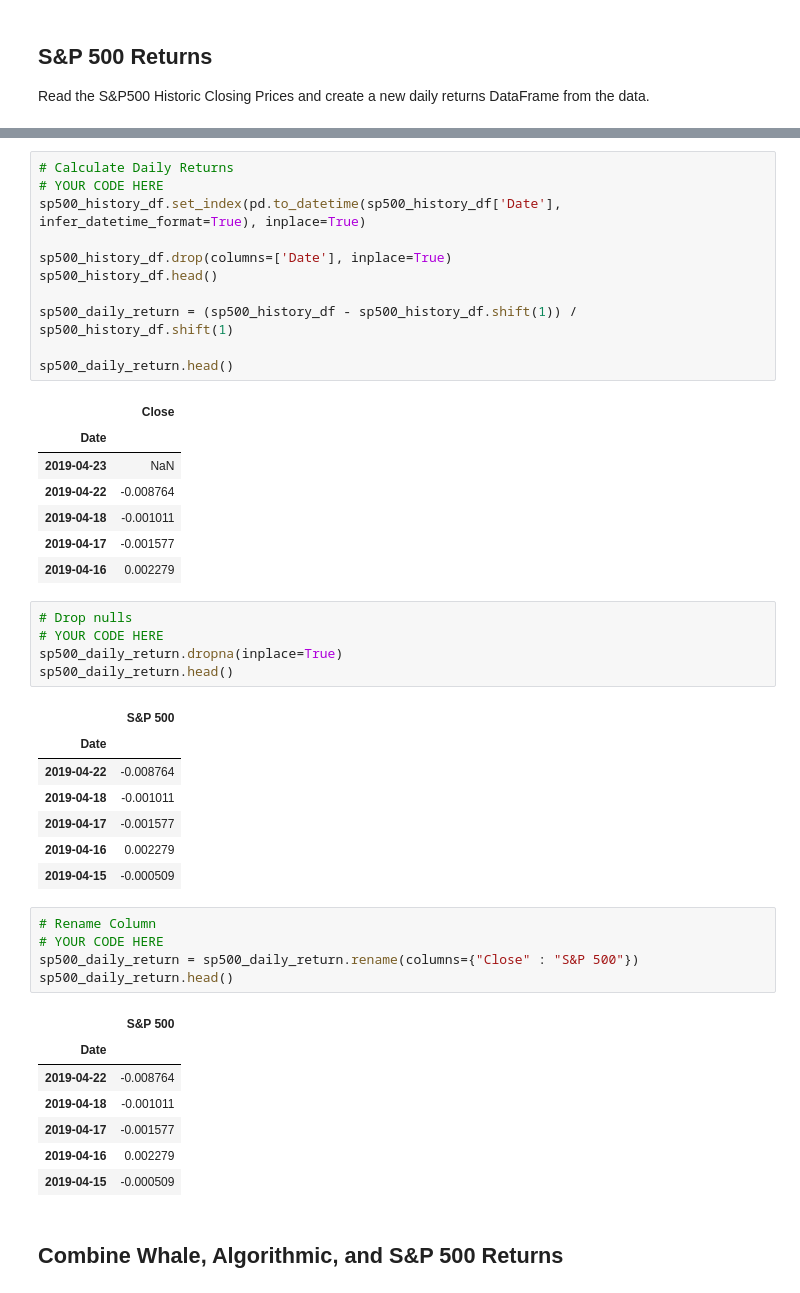
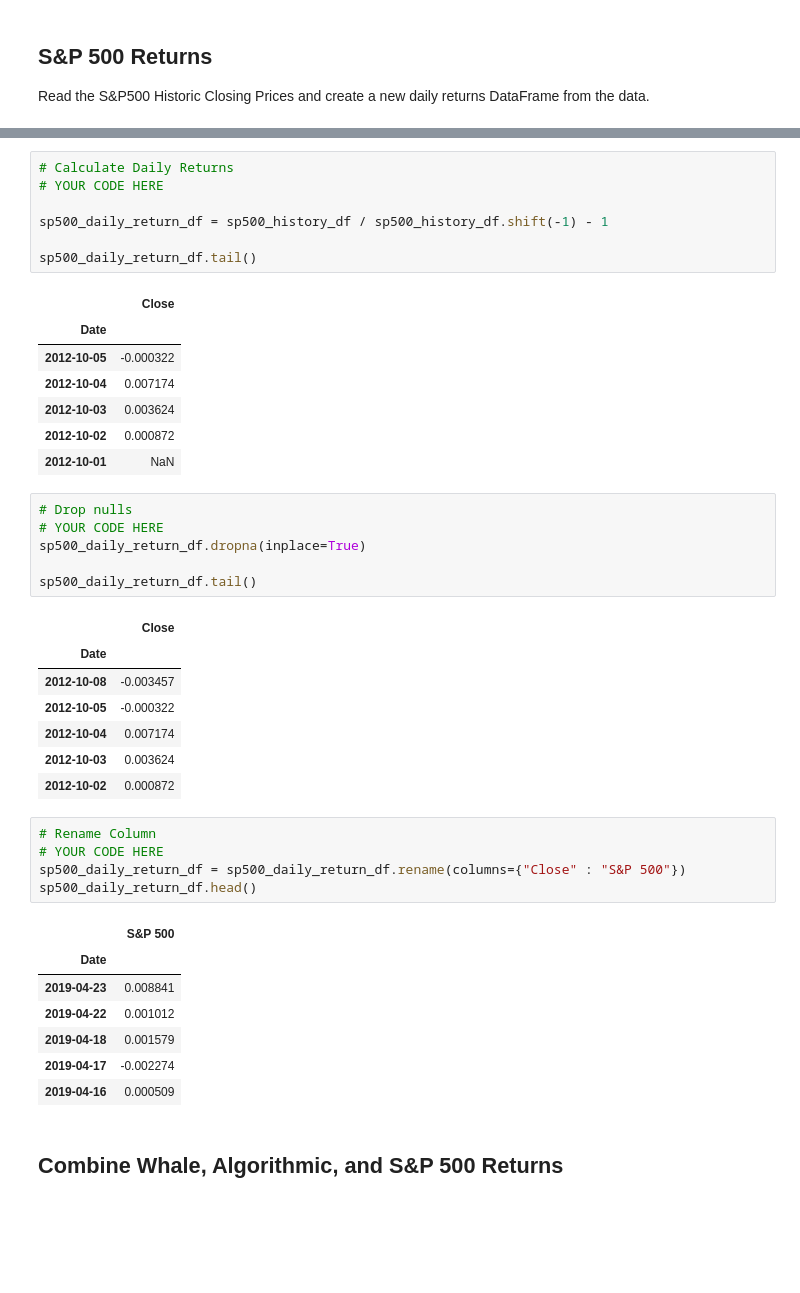
Before and after one commit to dbogatic/jupyter-homework, a Jupyter notebook: whale_analysis.ipynb, the cells around one changed output, grey strips where cells are left out. Drawn from its saved outputs; the diff is of its cells as text; blank space fills up the shorter version.

Commit message:
combined returns

```diff
--- a/whale_analysis.ipynb
+++ b/whale_analysis.ipynb
@@ -144,48 +147,45 @@ dtype: object
 # %%
 # Calculate Daily Returns
 # YOUR CODE HERE
-sp500_history_df.set_index(pd.to_datetime(sp500_history_df['Date'], infer_datetime_format=True), inplace=True)
 
-sp500_history_df.drop(columns=['Date'], inplace=True)
-sp500_history_df.head()
+sp500_daily_return_df = sp500_history_df / sp500_history_df.shift(-1) - 1
 
-sp500_daily_return = (sp500_history_df - sp500_history_df.shift(1)) / sp500_history_df.shift(1)
-
-sp500_daily_return.head()
+sp500_daily_return_df.tail()
 # %% [output]
 |  | Close |
 | Date |  |
-| 2019-04-23 | NaN |
-| 2019-04-22 | -0.008764 |
-| 2019-04-18 | -0.001011 |
-| 2019-04-17 | -0.001577 |
-| 2019-04-16 | 0.002279 |
+| 2012-10-05 | -0.000322 |
+| 2012-10-04 | 0.007174 |
+| 2012-10-03 | 0.003624 |
+| 2012-10-02 | 0.000872 |
+| 2012-10-01 | NaN |
 # %%
 # Drop nulls
 # YOUR CODE HERE
-sp500_daily_return.dropna(inplace=True)
-sp500_daily_return.head()
+sp500_daily_return_df.dropna(inplace=True)
+
+sp500_daily_return_df.tail()
 # %% [output]
-|  | S&P 500 |
+|  | Close |
 | Date |  |
-| 2019-04-22 | -0.008764 |
-| 2019-04-18 | -0.001011 |
-| 2019-04-17 | -0.001577 |
-| 2019-04-16 | 0.002279 |
-| 2019-04-15 | -0.000509 |
+| 2012-10-08 | -0.003457 |
+| 2012-10-05 | -0.000322 |
+| 2012-10-04 | 0.007174 |
+| 2012-10-03 | 0.003624 |
+| 2012-10-02 | 0.000872 |
 # %%
 # Rename Column
 # YOUR CODE HERE
-sp500_daily_return = sp500_daily_return.rename(columns={"Close" : "S&P 500"})
-sp500_daily_return.head()
+sp500_daily_return_df = sp500_daily_return_df.rename(columns={"Close" : "S&P 500"})
+sp500_daily_return_df.head()
 # %% [output]
 |  | S&P 500 |
 | Date |  |
-| 2019-04-22 | -0.008764 |
-| 2019-04-18 | -0.001011 |
-| 2019-04-17 | -0.001577 |
-| 2019-04-16 | 0.002279 |
-| 2019-04-15 | -0.000509 |
+| 2019-04-23 | 0.008841 |
+| 2019-04-22 | 0.001012 |
+| 2019-04-18 | 0.001579 |
+| 2019-04-17 | -0.002274 |
+| 2019-04-16 | 0.000509 |
 # %% [markdown]
 ## Combine Whale, Algorithmic, and S&P 500 Returns
 # %%
```
Also changed, not shown: parts of 8 cells of this notebook, 2 other files.
